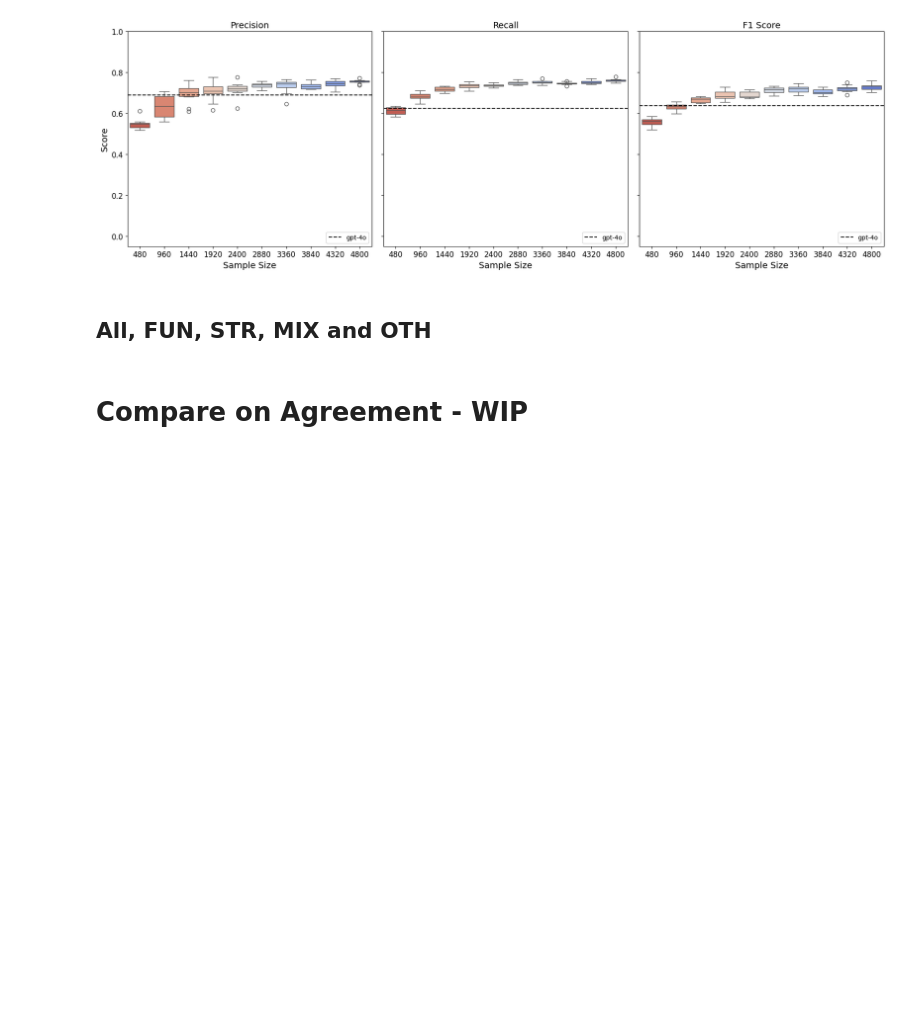
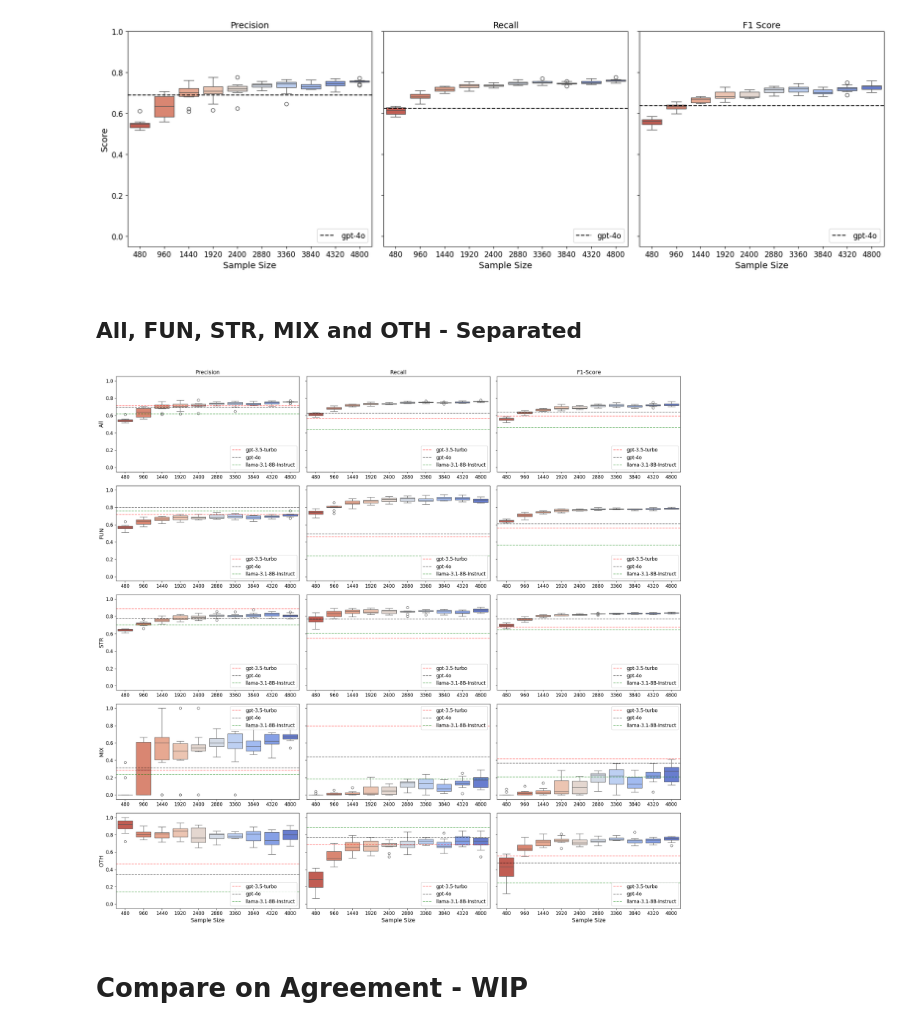
Before and after one commit to Marco-Consoloni/patent-sentence-classification, a Jupyter notebook: evaluate_incremental.ipynb, the cells around one changed output. Cells and saved outputs as stored; diff of their text form; code cells hidden in the pictures; blank space fills up the shorter version.

Commit message:
save paper figures

```diff
--- a/evaluate_incremental.ipynb
+++ b/evaluate_incremental.ipynb
@@ -133,7 +135,7 @@ df
 df_compare = pd.read_excel('/home/fantoni/patent-sentence-classification/results/tables/class_comparison.xlsx')
 
 # Set plotting parameters
-plt.rcParams.update({'font.size': 14, 'axes.titlesize': 14, 'axes.labelsize': 14, 'xtick.labelsize': 12, 'ytick.labelsize': 12, 'legend.fontsize': 10})
+plt.rcParams.update({'font.size': 14, 'axes.titlesize': 14, 'axes.labelsize': 14, 'xtick.labelsize': 12, 'ytick.labelsize': 12, 'legend.fontsize': 12})
 
 # Create subplots
 rows = 1 # All
@@ -149,27 +151,27 @@ y_max = 1
 gpt35_precision = df_compare.query(f"model=='gpt-3.5-turbo'")['precision_All'].iloc[0]
 gpt4_precision = df_compare.query(f"model=='gpt-4o'")['precision_All'].iloc[0]
 llama_precision = df_compare.query(f"model=='Llama-3.1-8B-Instruct'")['precision_All'].iloc[0]
-human_precision = df_compare.query(f"model=='human' ")['precision_All'].iloc[0]
+#human_precision = df_compare.query(f"model=='human' ")['precision_All'].iloc[0]
 
 # Recall
 gpt35_recall = df_compare.query(f"model=='gpt-3.5-turbo'")['recall_All'].iloc[0]
 gpt4_recall = df_compare.query(f"model=='gpt-4o'")['recall_All'].iloc[0]
 llama_recall = df_compare.query(f"model=='Llama-3.1-8B-Instruct'")['recall_All'].iloc[0]
-human_recall = df_compare.query(f"model=='human' ")['recall_All'].iloc[0]
+#human_recall = df_compare.query(f"model=='human' ")['recall_All'].iloc[0]
 
 # F1
 gpt35_f1 = df_compare.query(f"model=='gpt-3.5-turbo'")['f1_All'].iloc[0]
 gpt4_f1 = df_compare.query(f"model=='gpt-4o'")['f1_All'].iloc[0]
 llama_f1 = df_compare.query(f"model=='Llama-3.1-8B-Instruct'")['f1_All'].iloc[0]
-human_f1 = df_compare.query(f"model=='human' ")['f1_All'].iloc[0]
+#human_f1 = df_compare.query(f"model=='human' ")['f1_All'].iloc[0]
 
 # Precision Boxplot
 sns.boxplot(x="Sample Size", y="Precision_All", palette="coolwarm_r", data=df_results, ax=axes[0])
 axes[0].set_title("Precision")
 axes[0].set_ylim(y_min, y_max)
 axes[0].set_ylabel("Score")
+axes[0].axhline(y=gpt4_precision, color='black', linestyle='--', label=f"gpt-4o")
 #axes[0].axhline(y=gpt35_precision, color='red', linestyle='--', label=f"gpt-3.5-turbo")
-axes[0].axhline(y=gpt4_precision, color='black', linestyle='--', label=f"gpt-4o")
 #axes[0].axhline(y=llama_precision, color='green', linestyle='--', label=f"llama-3.1-8B-Instruct")
 #axes[0].axhline(y=human_precision, color='purple', linestyle='--', label=f"human")
 axes[0].legend(loc="lower right")
@@ -179,8 +181,8 @@ sns.boxplot(x="Sample Size", y="Recall_All", palette="coolwarm_r", data=df_resul
 axes[1].set_title("Recall")
 axes[1].set_ylim(y_min, y_max)
 axes[1].set_ylabel("")
+axes[1].axhline(y=gpt4_recall, color='black', linestyle='--', label=f"gpt-4o")
 #axes[1].axhline(y=gpt35_recall, color='red', linestyle='--', label=f"gpt-3.5-turbo")
-axes[1].axhline(y=gpt4_recall, color='black', linestyle='--', label=f"gpt-4o")
 #axes[1].axhline(y=llama_recall, color='green', linestyle='--', label=f"llama-3.1-8B-Instruct")
 #axes[1].axhline(y=human_recall, color='purple', linestyle='--', label=f"human")
 axes[1].legend(loc="lower right")
@@ -190,20 +192,21 @@ sns.boxplot(x="Sample Size", y="F1-Score_All", palette="coolwarm_r", data=df_res
 axes[2].set_title("F1 Score")
 axes[2].set_ylim(y_min, y_max)
 axes[2].set_ylabel("")
+axes[2].axhline(y=gpt4_f1, color='black', linestyle='--', label=f"gpt-4o")
 #axes[2].axhline(y=gpt35_f1, color='red', linestyle='--', label=f"gpt-3.5-turbo")
-axes[2].axhline(y=gpt4_f1, color='black', linestyle='--', label=f"gpt-4o")
 #axes[2].axhline(y=llama_f1, color='green', linestyle='--', label=f"llama-3.1-8B-Instruct")
 #axes[2].axhline(y=human_f1, color='purple', linestyle='--', label=f"human")
 axes[2].legend(loc="lower right")
 
 plt.tight_layout()
+#plt.savefig("/home/fantoni/patent-sentence-classification/results/tables/figure_2.png", dpi=300, bbox_inches="tight")
 plt.show()
 # %% [output]
 [figure]
 # %% [markdown]
-## All, FUN, STR, MIX and OTH
+## All, FUN, STR, MIX and OTH - Separated
 # %%
-df_compare = pd.read_excel('/home/fantoni/patent-sentence-classification/results/tables/comparison_classification.xlsx')
+df_compare = pd.read_excel('/home/fantoni/patent-sentence-classification/results/tables/class_comparison.xlsx')
 
 rows = 5 # All, FUN, STR, MIX, OTH
 cols = 3 # Precision, Recall, F1
@@ -219,19 +222,19 @@ for row_idx, mode in enumerate(['All', 'FUN', 'STR', 'MIX', 'OTH']):
     gpt35_precision = df_compare.query(f"model=='gpt-3.5-turbo'")[f'precision_{mode}'].iloc[0]
     gpt4_precision = df_compare.query(f"model=='gpt-4o'")[f'precision_{mode}'].iloc[0]
     llama_precision = df_compare.query(f"model=='Llama-3.1-8B-Instruct'")[f'precision_{mode}'].iloc[0]
-    human_precision = df_compare.query(f"model=='human' ")[f'precision_{mode}'].iloc[0]
+   #human_precision = df_compare.query(f"model=='human' ")[f'precision_{mode}'].iloc[0]
 
     # Recall
     gpt35_recall = df_compare.query(f"model=='gpt-3.5-turbo'")[f'recall_{mode}'].iloc[0]
     gpt4_recall = df_compare.query(f"model=='gpt-4o'")[f'recall_{mode}'].iloc[0]
     llama_recall = df_compare.query(f"model=='Llama-3.1-8B-Instruct'")[f'recall_{mode}'].iloc[0]
-    human_recall = df_compare.query(f"model=='human' ")[f'recall_{mode}'].iloc[0]
+    #human_recall = df_compare.query(f"model=='human' ")[f'recall_{mode}'].iloc[0]
 
     # F1
     gpt35_f1 = df_compare.query(f"model=='gpt-3.5-turbo'")[f'f1_{mode}'].iloc[0]
     gpt4_f1 = df_compare.query(f"model=='gpt-4o'")[f'f1_{mode}'].iloc[0]
     llama_f1 = df_compare.query(f"model=='Llama-3.1-8B-Instruct'")[f'f1_{mode}'].iloc[0]
-    human_f1 = df_compare.query(f"model=='human' ")[f'f1_{mode}'].iloc[0]
+    #human_f1 = df_compare.query(f"model=='human' ")[f'f1_{mode}'].iloc[0]
 
     # Precision
     sns.boxplot(x="Sample Size", y=f"Precision_{mode}", palette="coolwarm_r", data=df_results, ax=axes[row_idx, 0])
@@ -241,36 +244,38 @@ for row_idx, mode in enumerate(['All', 'FUN', 'STR', 'MIX', 'OTH']):
     axes[row_idx, 0].set_ylabel(mode)
     axes[row_idx, 0].axhline(y=gpt35_precision, color='red', linestyle='--', linewidth=1.5, label="gpt-3.5-turbo", alpha=0.5)
     axes[row_idx, 0].axhline(y=gpt4_precision, color='black', linestyle='--', linewidth=1.5, label="gpt-4o", alpha=0.5)
     axes[row_idx, 0].axhline(y=llama_precision, color='green', linestyle='--', linewidth=1.5, label="llama-3.1-8B-Instruct", alpha=0.5)
-    axes[row_idx, 0].axhline(y=human_precision, color='purple', linestyle='--', linewidth=1.5, label="human", alpha=0.5)
+    #axes[row_idx, 0].axhline(y=human_precision, color='purple', linestyle='--', linewidth=1.5, label="human", alpha=0.5)
     axes[row_idx, 0].legend(loc="lower right") if mode != 'MIX' else axes[row_idx, 0].legend(loc="upper right")
 
     # Recall
     sns.boxplot(x="Sample Size", y=f"Recall_{mode}", palette="coolwarm_r", data=df_results, ax=axes[row_idx, 1])
     axes[row_idx, 1].set_title('Recall') if row_idx == 0 else axes[row_idx, 1].set_title('')
     axes[row_idx, 1].set_xlabel('Sample Size') if row_idx == 4 else axes[row_idx, 1].set_xlabel('')
     axes[row_idx, 1].set_ylim(y_min, y_max)
     axes[row_idx, 1].set_ylabel('')
     axes[row_idx, 1].axhline(y=gpt35_recall, color='red', linestyle='--', linewidth=1.5, label="gpt-3.5-turbo", alpha=0.5)
     axes[row_idx, 1].axhline(y=gpt4_recall, color='black', linestyle='--', linewidth=1.5, label="gpt-4o", alpha=0.5)
     axes[row_idx, 1].axhline(y=llama_recall, color='green', linestyle='--', linewidth=1.5, label="llama-3.1-8B-Instruct", alpha=0.5)
-    axes[row_idx, 1].axhline(y=human_recall, color='purple', linestyle='--', linewidth=1.5, label="human", alpha=0.5)
+    #axes[row_idx, 1].axhline(y=human_recall, color='purple', linestyle='--', linewidth=1.5, label="human", alpha=0.5)
     axes[row_idx, 1].legend(loc="lower right") if mode != 'MIX' else axes[row_idx, 1].legend(loc="upper right")
 
     # F1-Score
     sns.boxplot(x="Sample Size", y=f'F1-Score_{mode}', palette="coolwarm_r", data=df_results, ax=axes[row_idx, 2])
     axes[row_idx, 2].set_title('F1-Score') if row_idx == 0 else axes[row_idx, 2].set_title('')
     axes[row_idx, 2].set_xlabel('Sample Size') if row_idx == 4 else axes[row_idx, 2].set_xlabel('')
     axes[row_idx, 2].set_ylim(y_min, y_max)
     axes[row_idx, 2].set_ylabel('')
     axes[row_idx, 2].axhline(y=gpt35_f1, color='red', linestyle='--', linewidth=1.5, label="gpt-3.5-turbo", alpha=0.5)
     axes[row_idx, 2].axhline(y=gpt4_f1, color='black', linestyle='--', linewidth=1.5, label="gpt-4o", alpha=0.5)
     axes[row_idx, 2].axhline(y=llama_f1, color='green', linestyle='--', linewidth=1.5, label="llama-3.1-8B-Instruct", alpha=0.5)
-    axes[row_idx, 2].axhline(y=human_f1, color='purple', linestyle='--', linewidth=1.5, label="human", alpha=0.5)
+    #axes[row_idx, 2].axhline(y=human_f1, color='purple', linestyle='--', linewidth=1.5, label="human", alpha=0.5)
     axes[row_idx, 2].legend(loc="lower right") if mode != 'MIX' else axes[row_idx, 2].legend(loc="upper right")
 
 plt.tight_layout()
 plt.show()
+# %% [output]
+[figure, added]
 # %% [markdown]
 # Compare on Agreement - WIP
 # %%
```
Also changed, not shown: parts of 3 cells of this notebook, 1 other file.
